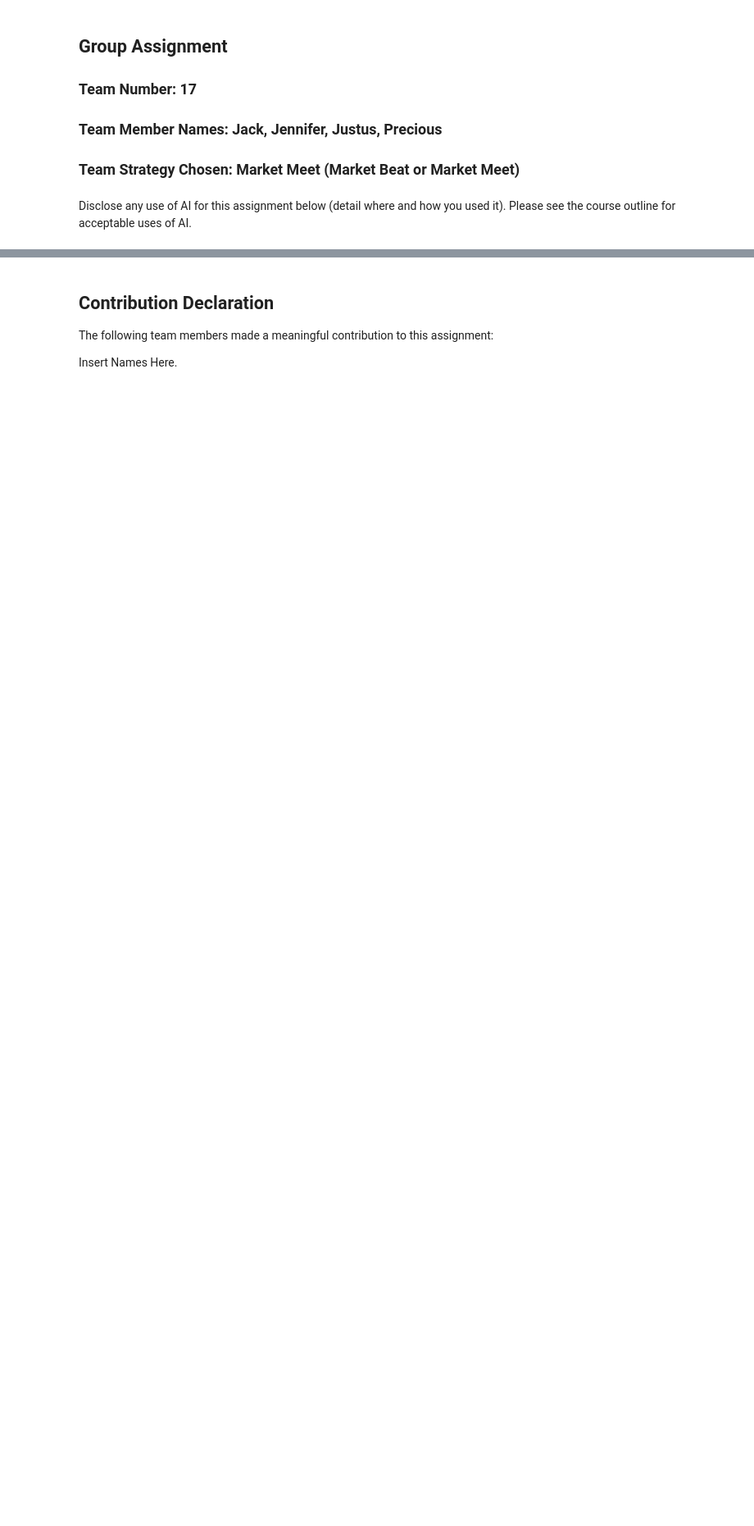
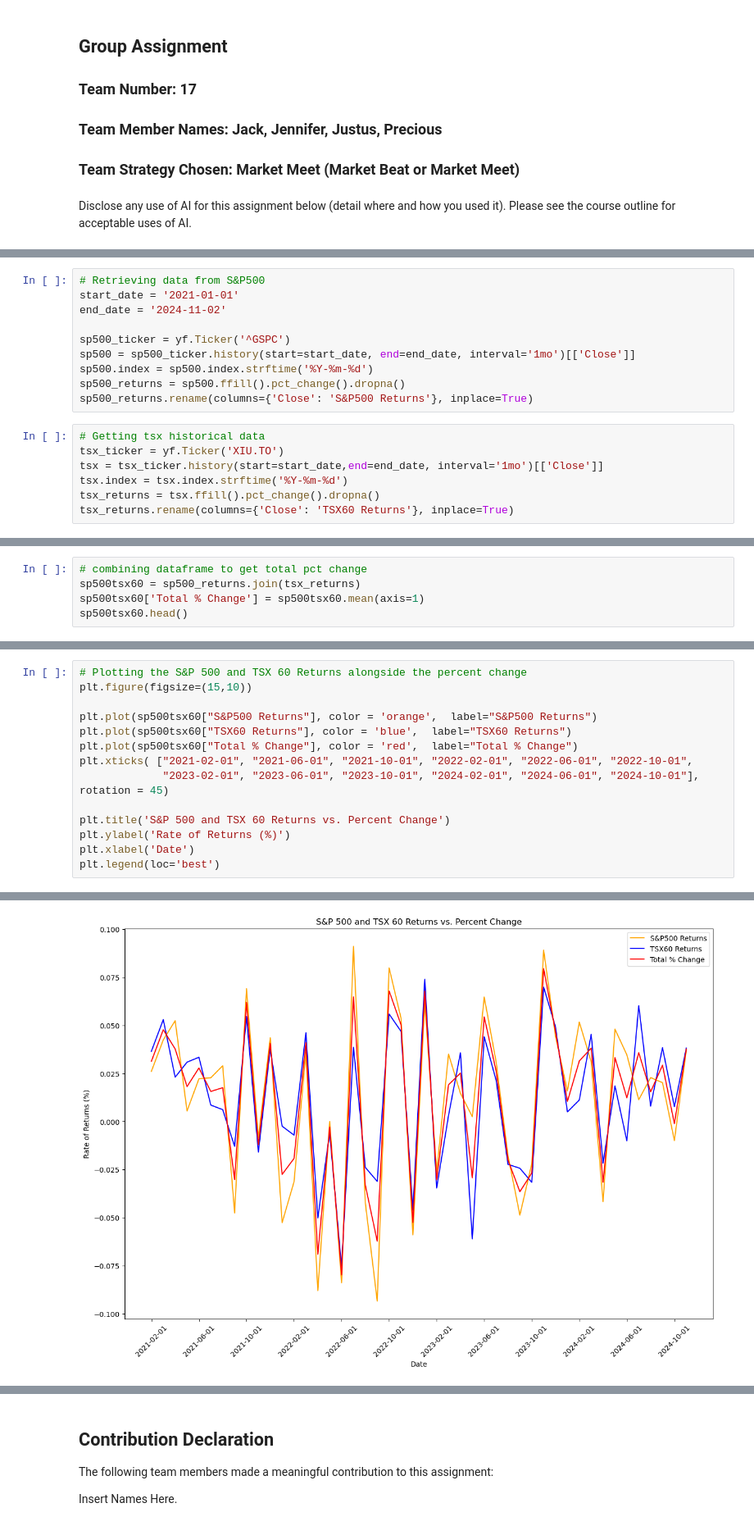
Before and after one commit to JiaxiZhao0927/CFM-Team-Project, a Jupyter notebook: Team_17_Assignment.ipynb, the cells around one changed output, grey strips where cells are left out. Shown: that part at 82% size. Cells and saved outputs as stored; diff of their text form; blank space fills up the shorter version.

```diff
--- a/Team_17_Assignment.ipynb
+++ b/Team_17_Assignment.ipynb
@@ -26,0 +149,17 @@ def filter(path):
+# %%
+# Retrieving data from S&P500
+start_date = '2021-01-01'
+end_date = '2024-11-02'
+
+sp500_ticker = yf.Ticker('^GSPC')
+sp500 = sp500_ticker.history(start=start_date, end=end_date, interval='1mo')[['Close']]
+sp500.index = sp500.index.strftime('%Y-%m-%d')
+sp500_returns = sp500.ffill().pct_change().dropna()
+sp500_returns.rename(columns={'Close': 'S&P500 Returns'}, inplace=True)
+# %%
+# Getting tsx historical data
+tsx_ticker = yf.Ticker('XIU.TO')
+tsx = tsx_ticker.history(start=start_date,end=end_date, interval='1mo')[['Close']]
+tsx.index = tsx.index.strftime('%Y-%m-%d')
+tsx_returns = tsx.ffill().pct_change().dropna()
+tsx_returns.rename(columns={'Close': 'TSX60 Returns'}, inplace=True)
@@ -26,0 +177,5 @@ def filter(path):
+# %%
+# combining dataframe to get total pct change
+sp500tsx60 = sp500_returns.join(tsx_returns)
+sp500tsx60['Total % Change'] = sp500tsx60.mean(axis=1)
+sp500tsx60.head()
@@ -26,0 +190,15 @@ def filter(path):
+# %%
+# Plotting the S&P 500 and TSX 60 Returns alongside the percent change
+plt.figure(figsize=(15,10))
+
+plt.plot(sp500tsx60["S&P500 Returns"], color = 'orange',  label="S&P500 Returns")
+plt.plot(sp500tsx60["TSX60 Returns"], color = 'blue',  label="TSX60 Returns")
+plt.plot(sp500tsx60["Total % Change"], color = 'red',  label="Total % Change")
+plt.xticks( ["2021-02-01", "2021-06-01", "2021-10-01", "2022-02-01", "2022-06-01", "2022-10-01",
+             "2023-02-01", "2023-06-01", "2023-10-01", "2024-02-01", "2024-06-01", "2024-10-01"], rotation = 45)
+
+plt.title('S&P 500 and TSX 60 Returns vs. Percent Change')
+plt.ylabel('Rate of Returns (%)')
+plt.xlabel('Date')
+plt.legend(loc='best')
+# %% [output]
@@ -26,0 +206 @@ def filter(path):
+[figure, added]
```
Also changed, not shown: parts of 21 cells of this notebook, 3 other files.
